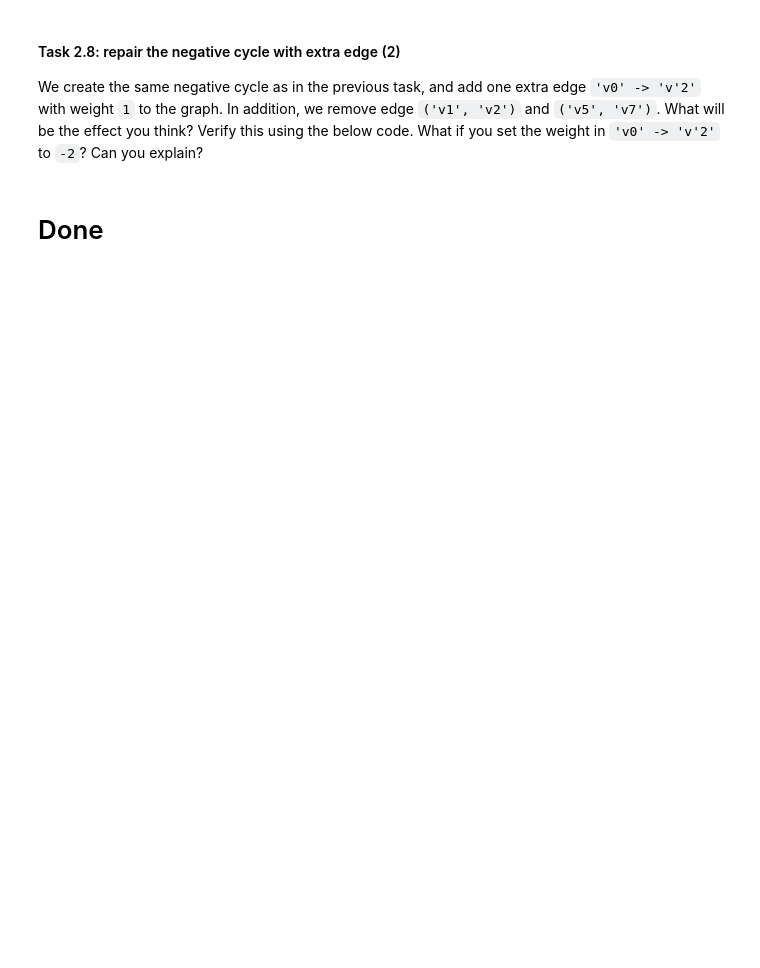
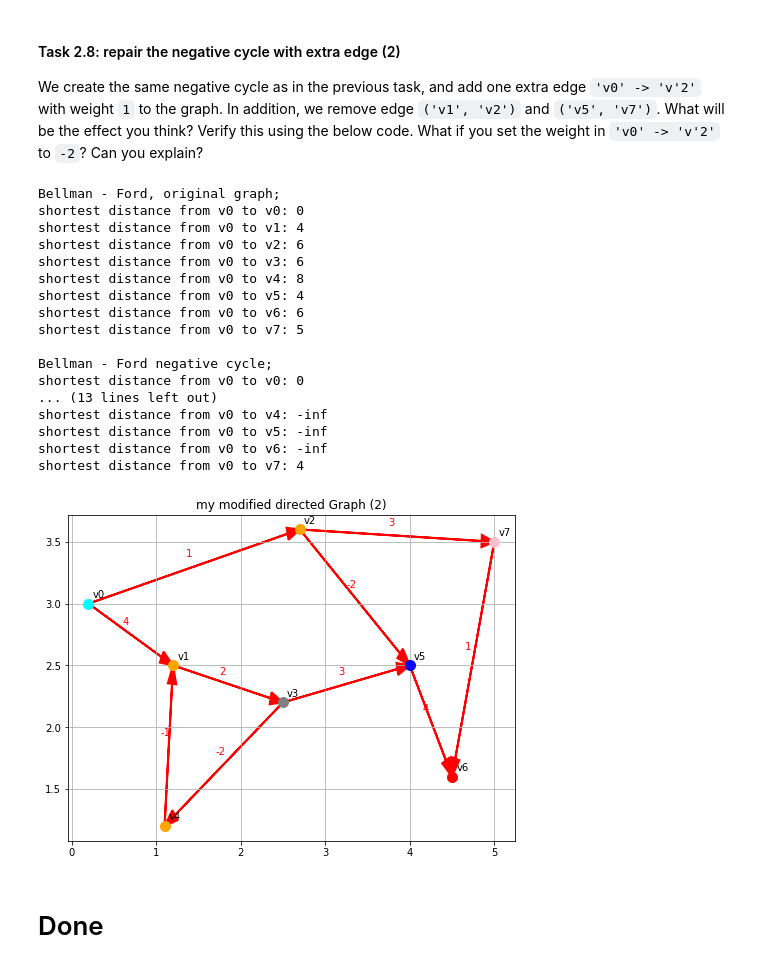
Before and after one commit to cvanderzalm/min-cs, a Jupyter notebook: assignment_A3.ipynb, the cells around one changed output. Cells and saved outputs as stored; diff of their text form; code cells hidden in the pictures; blank space fills up the shorter version.

```diff
--- a/assignment_A3.ipynb
+++ b/assignment_A3.ipynb
@@ -1254,36 +1294,55 @@ def test_circumvent_cycle_2(src_node, neg_edge, xtra_edge, out_edge_1, out_edge_
 
     distances = my_digraph.bellman_ford(src_node)
     print('\nBellman - Ford negative cycle;')
     for node, dist in distances.items():
         print(f'shortest distance from {src_node:s} to {node:s}: {dist:.0f}')
 
     # stage 3 ...
     # ... add the extra edge ...
     orig, dest, w = xtra_edge
     my_digraph.add_edge(orig, dest, w)
     # remove the two edges `out_edge_1`, `out_edge_2` (cancelling
     # the path over the negative cycle) ...
-    # YOUR CODE HERE
-    raise NotImplementedError()
+    my_digraph.remove_edge(*out_edge_1)
+    my_digraph.remove_edge(*out_edge_2)
     distances = my_digraph.bellman_ford(src_node)
     print('\nBellman - Ford edge v0->v2 (weight=1) added;')
     for node, dist in distances.items():
         print(f'shortest distance from {src_node:s} to {node:s}: {dist:.0f}')
 
     # plot it as a directed graph ...
     plot_graph(my_digraph, 'my modified directed Graph (2)', DO_PLOT)
 
 # specify a negative weight for edge 'v3'->'v4' ...
 neg_w_edge  = ('v3', 'v4', -2)
 edge_to_add = ('v0', 'v2',  1)
 
 # specify two edges `edge_out_1` and `edge_out_2`
 # to remove from the digraph (see Task) ...
-# YOUR CODE HERE
-raise NotImplementedError()
+edge_out_1= 'v1','v2'
+edge_out_2= 'v5','v7'
 
 source      = 'v0'
 
 test_circumvent_cycle_2(source, neg_w_edge, edge_to_add, edge_out_1, edge_out_2)
+# %% [output]
+Bellman - Ford, original graph;
+shortest distance from v0 to v0: 0
+shortest distance from v0 to v1: 4
+shortest distance from v0 to v2: 6
+shortest distance from v0 to v3: 6
+shortest distance from v0 to v4: 8
+shortest distance from v0 to v5: 4
+shortest distance from v0 to v6: 6
+shortest distance from v0 to v7: 5
+
+Bellman - Ford negative cycle;
+shortest distance from v0 to v0: 0
+... (13 lines left out)
+shortest distance from v0 to v4: -inf
+shortest distance from v0 to v5: -inf
+shortest distance from v0 to v6: -inf
+shortest distance from v0 to v7: 4
+[figure, added]
 # %% [markdown]
 # Done
```
Also changed, not shown: parts of 4 cells of this notebook.
